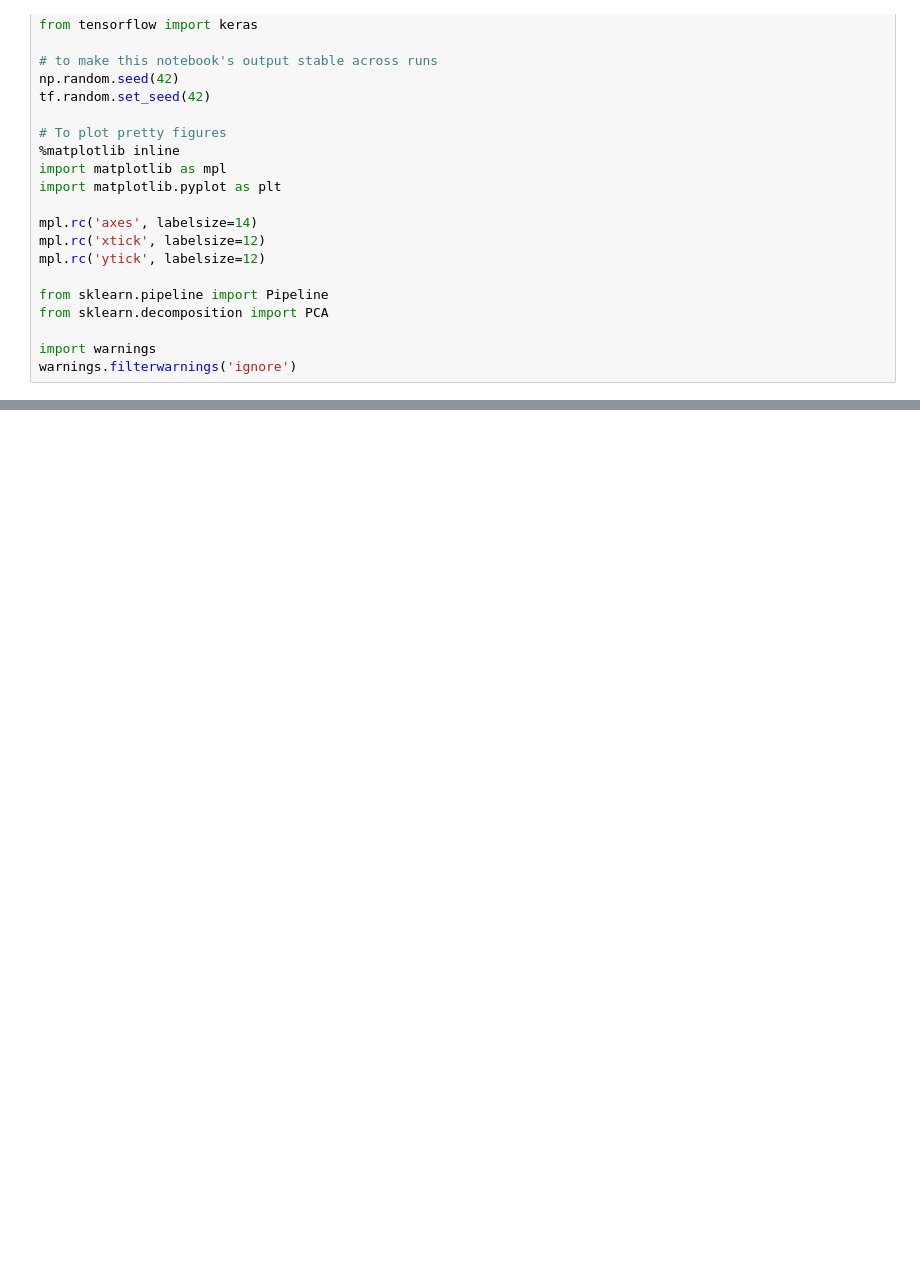
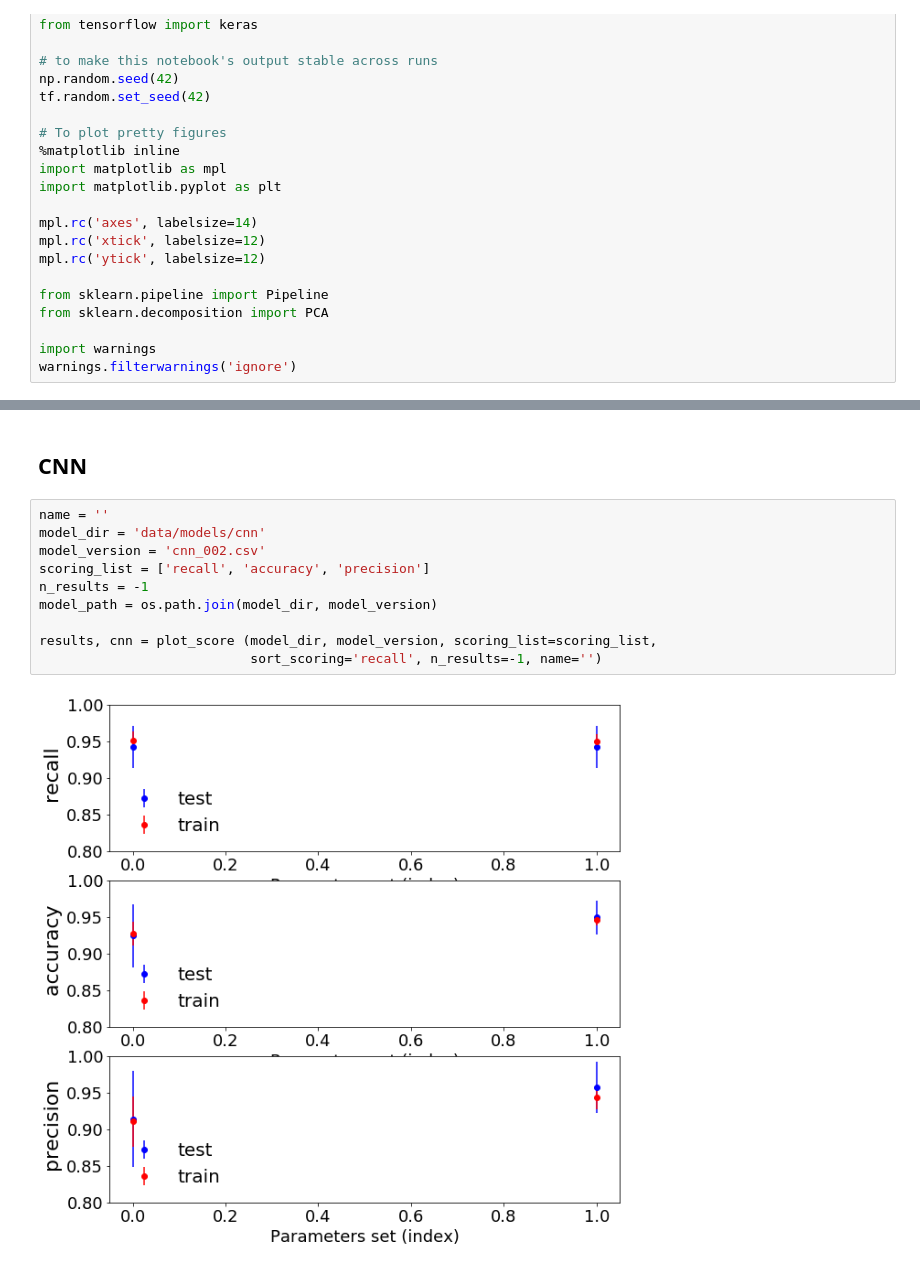
Before and after one commit to francescogiordano94/vacuum_gauge, a Jupyter notebook: visualize_and_compare.ipynb, the cells around one changed output, grey strips where cells are left out. Drawn from its saved outputs; the diff is of its cells as text; blank space fills up the shorter version.

```diff
--- a/visualize_and_compare.ipynb
+++ b/visualize_and_compare.ipynb
@@ -41,0 +120,14 @@ plot_score (model_dir, model_version, scoring='accuracy', n_results=-1, name='')
+# %% [markdown]
+## CNN
+# %%
+name = ''
+model_dir = 'data/models/cnn'
+model_version = 'cnn_002.csv'
+scoring_list = ['recall', 'accuracy', 'precision']
+n_results = -1
+model_path = os.path.join(model_dir, model_version)
+
+results, cnn = plot_score (model_dir, model_version, scoring_list=scoring_list,
+                           sort_scoring='recall', n_results=-1, name='')
+# %% [output]
+[figure, added]
```
Also changed, not shown: parts of 20 cells of this notebook, 2 other files.
